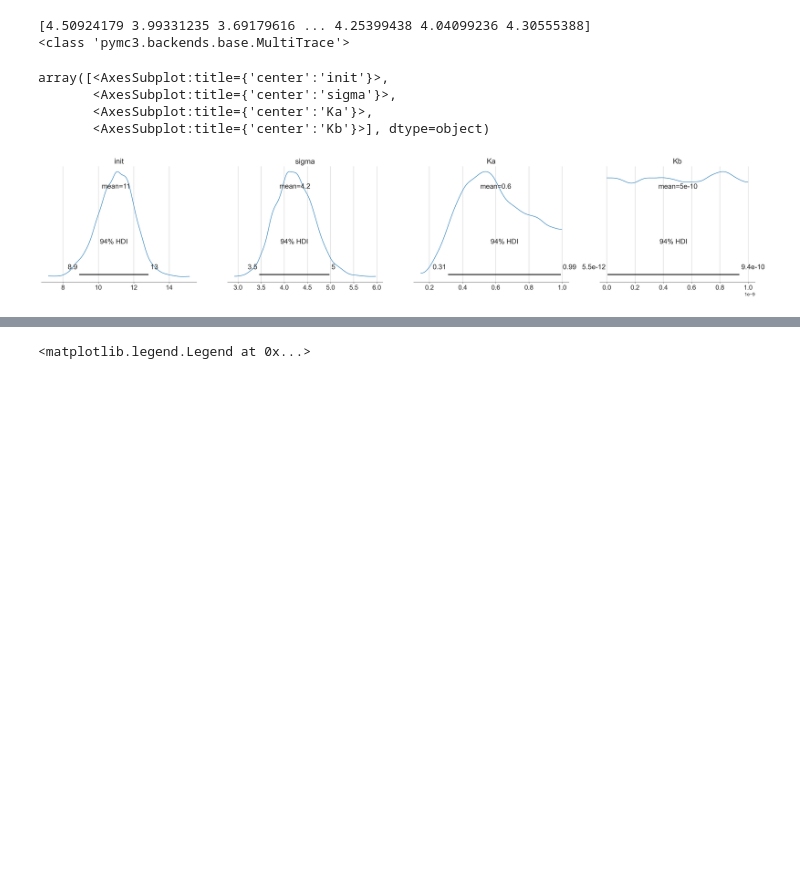
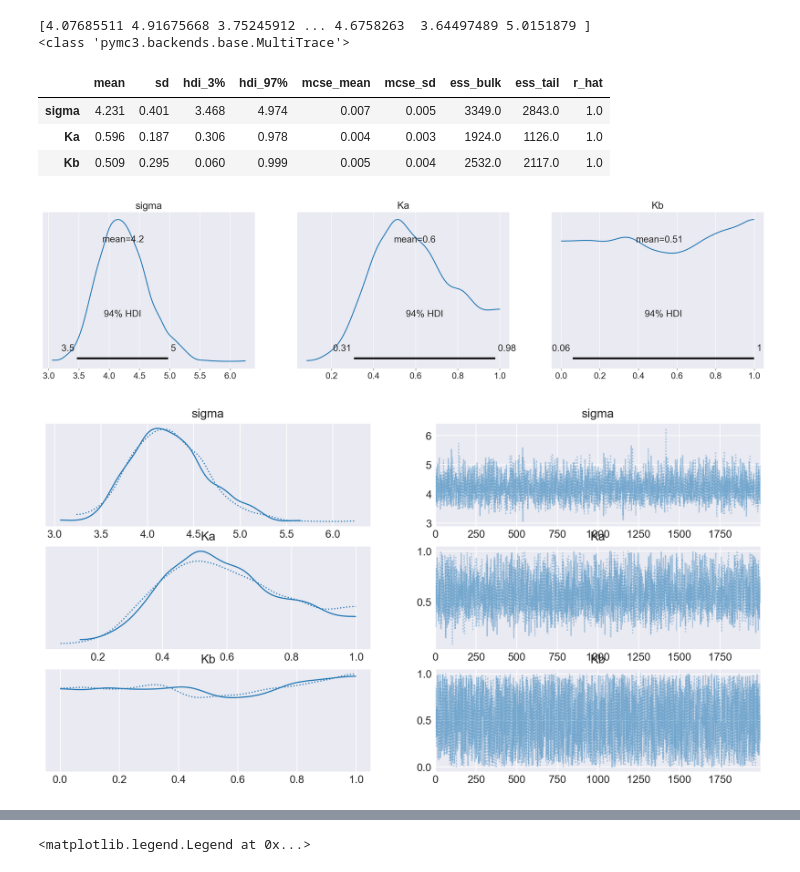
Before and after one commit to BioCatHub/wt_modeling, a Jupyter notebook: Drafts/pymc3/example_single_measurements.ipynb, the cells around one changed output, grey strips where cells are left out. Drawn from its saved outputs; the diff is of its cells as text; code cells hidden in the pictures; blank space fills up the shorter version.

```diff
--- a/Drafts/pymc3/example_single_measurements.ipynb
+++ b/Drafts/pymc3/example_single_measurements.ipynb
@@ -61,7 +61,7 @@ y0_array = np.array([11, 0])
 y0 = [20]
 
 def dadt(y, t, p):
-    dadt = -p[0]*y[0]
+    dadt = -p[0]*y[0] + p[1]*y[1]
     dbdt = p[0]*y[1] - p[1]*y[1]
     #dadt = -p[0]*y[0] + p[1]*y[0]
     return [dadt, dbdt]
@@ -82,8 +82,8 @@ ode_model = DifferentialEquation(func=dadt, times=times, n_states=2, n_theta=2)
 with pm.Model() as model:
     # Specify prior distributions for soem of our model parameters
     Ka = pm.Uniform("Ka", 0, 1)
-    init = pm.Normal("init",11, 1)
-    Kb = pm.Uniform("Kb", 0, 0.000000001)
+    #init = pm.Normal("init",11, 1)
+    Kb = pm.Uniform("Kb", 0, 1)
     sigma = pm.Normal("sigma", 0.1)
 
     ode_solution = ode_model(y0=[11,0], theta=[Ka, Kb])
@@ -125,13 +124,16 @@ Subtensor{int64}.0
 # %%
 #data = az.from_pymc3(trace=trace)
 print(trace["sigma"])
 print(type(trace))
 az.plot_posterior(data)
+az.plot_trace(data)
+az.summary(data)
 # %% [output]
-[4.50924179 3.99331235 3.69179616 ... 4.25399438 4.04099236 4.30555388]
+[4.07685511 4.91675668 3.75245912 ... 4.6758263  3.64497489 5.0151879 ]
 <class 'pymc3.backends.base.MultiTrace'>
-array([<AxesSubplot:title={'center':'init'}>,
-       <AxesSubplot:title={'center':'sigma'}>,
-       <AxesSubplot:title={'center':'Ka'}>,
-       <AxesSubplot:title={'center':'Kb'}>], dtype=object)
+|  | mean | sd | hdi_3% | hdi_97% | mcse_mean | mcse_sd | ess_bulk | ess_tail | r_hat |
+| sigma | 4.231 | 0.401 | 3.468 | 4.974 | 0.007 | 0.005 | 3349.0 | 2843.0 | 1.0 |
+| Ka | 0.596 | 0.187 | 0.306 | 0.978 | 0.004 | 0.003 | 1924.0 | 1126.0 | 1.0 |
+| Kb | 0.509 | 0.295 | 0.060 | 0.999 | 0.005 | 0.004 | 2532.0 | 2117.0 | 1.0 |
-[figure, old version]
+[figure, new version]
+[figure, added]
```
Also changed, not shown: parts of 9 cells of this notebook, 2 other files.
